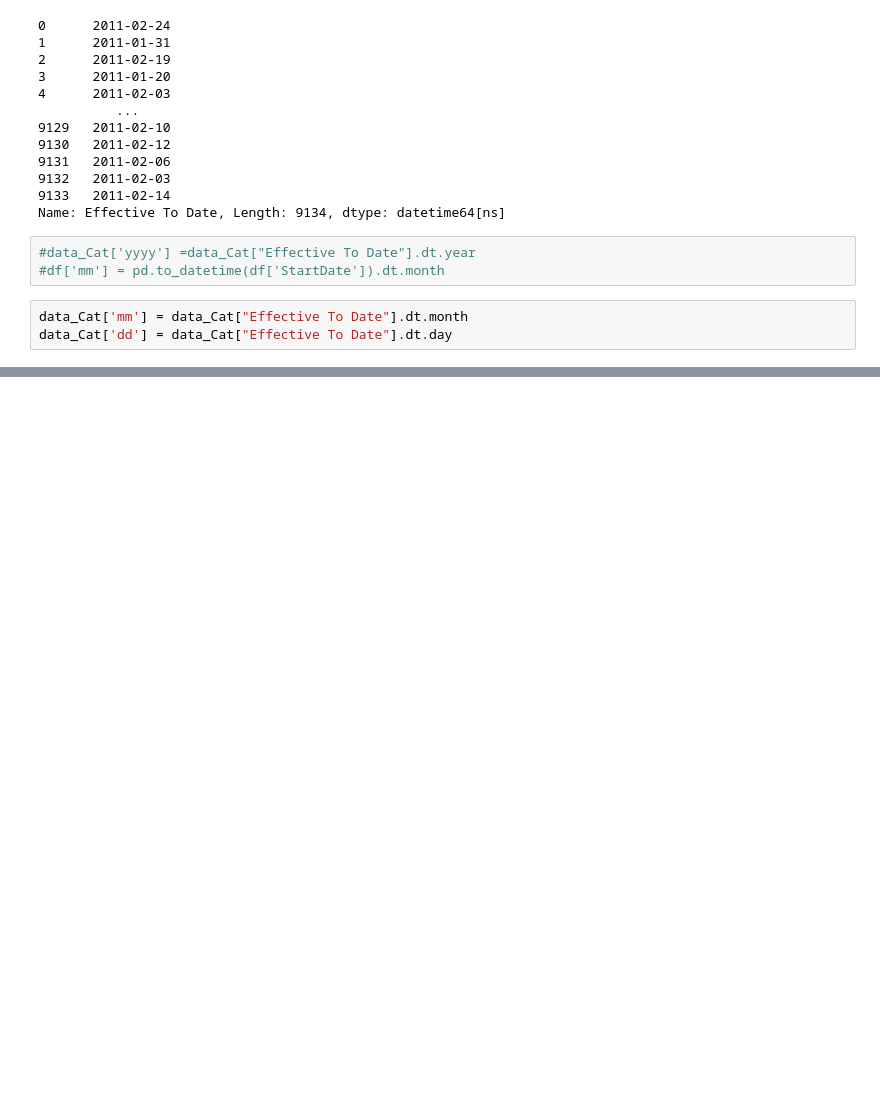
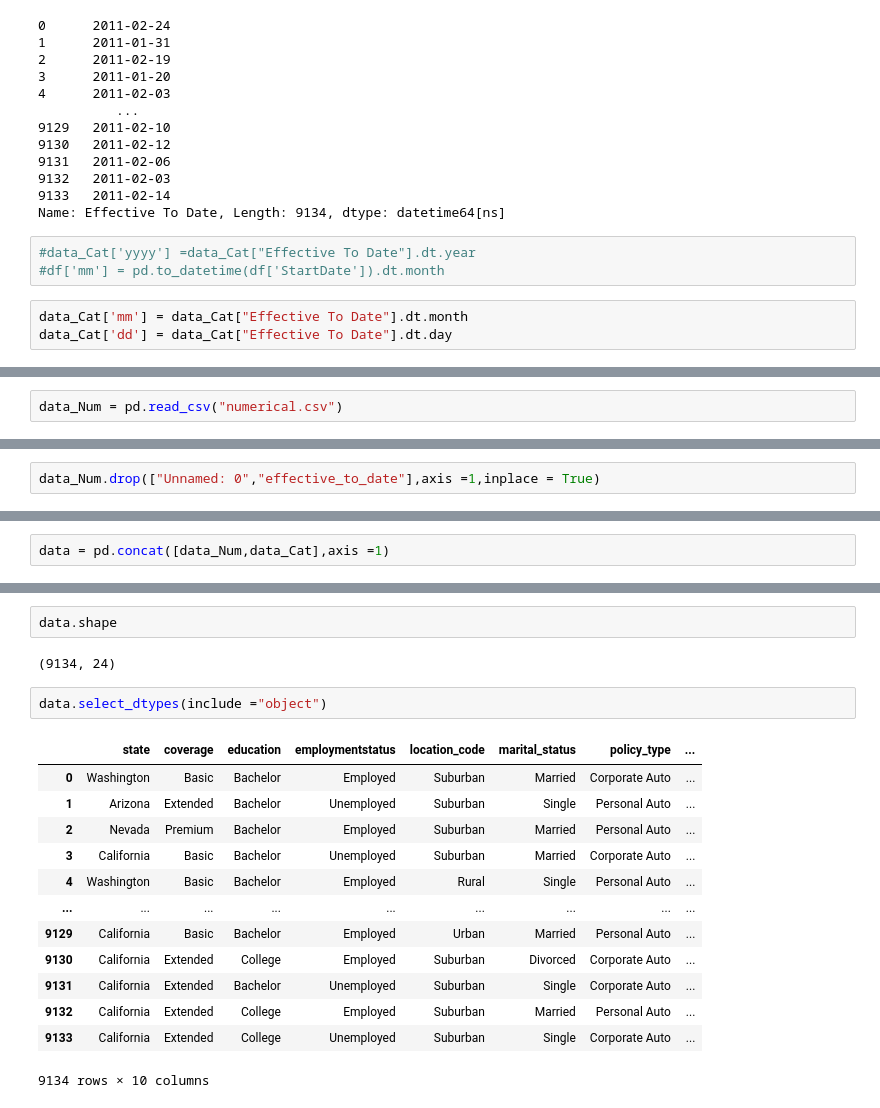
Before and after one commit to tejaldbhatti/lab-cleaning-numerical-data, a Jupyter notebook: files_for_lab/Week_4_Day_2_Lab_2.ipynb, the cells around one changed output, grey strips where cells are left out. Drawn from its saved outputs; the diff is of its cells as text; blank space fills up the shorter version.

```diff
--- a/files_for_lab/Week_4_Day_2_Lab_2.ipynb
+++ b/files_for_lab/Week_4_Day_2_Lab_2.ipynb
@@ -166,0 +206,2 @@ dtype: object
+# %%
+data_Num = pd.read_csv("numerical.csv")
@@ -166,0 +220,2 @@ dtype: object
+# %%
+data_Num.drop(["Unnamed: 0","effective_to_date"],axis =1,inplace = True)
@@ -166,0 +258,2 @@ dtype: object
+# %%
+data = pd.concat([data_Num,data_Cat],axis =1)
@@ -166,0 +270,20 @@ dtype: object
+# %%
+data.shape
+# %% [output]
+(9134, 24)
+# %%
+data.select_dtypes(include ="object")
+# %% [output]
+|  | state | coverage | education | employmentstatus | location_code | marital_status | policy_type | ... |
+| 0 | Washington | Basic | Bachelor | Employed | Suburban | Married | Corporate Auto | ... |
+| 1 | Arizona | Extended | Bachelor | Unemployed | Suburban | Single | Personal Auto | ... |
+| 2 | Nevada | Premium | Bachelor | Employed | Suburban | Married | Personal Auto | ... |
+| 3 | California | Basic | Bachelor | Unemployed | Suburban | Married | Corporate Auto | ... |
+| 4 | Washington | Basic | Bachelor | Employed | Rural | Single | Personal Auto | ... |
+| ... | ... | ... | ... | ... | ... | ... | ... | ... |
+| 9129 | California | Basic | Bachelor | Employed | Urban | Married | Personal Auto | ... |
+| 9130 | California | Extended | College | Employed | Suburban | Divorced | Corporate Auto | ... |
+| 9131 | California | Extended | Bachelor | Unemployed | Suburban | Single | Corporate Auto | ... |
+| 9132 | California | Extended | College | Employed | Suburban | Married | Personal Auto | ... |
+| 9133 | California | Extended | College | Unemployed | Suburban | Single | Corporate Auto | ... |
+9134 rows × 10 columns
```
Also changed, not shown: parts of 17 cells of this notebook, 3 other files.
